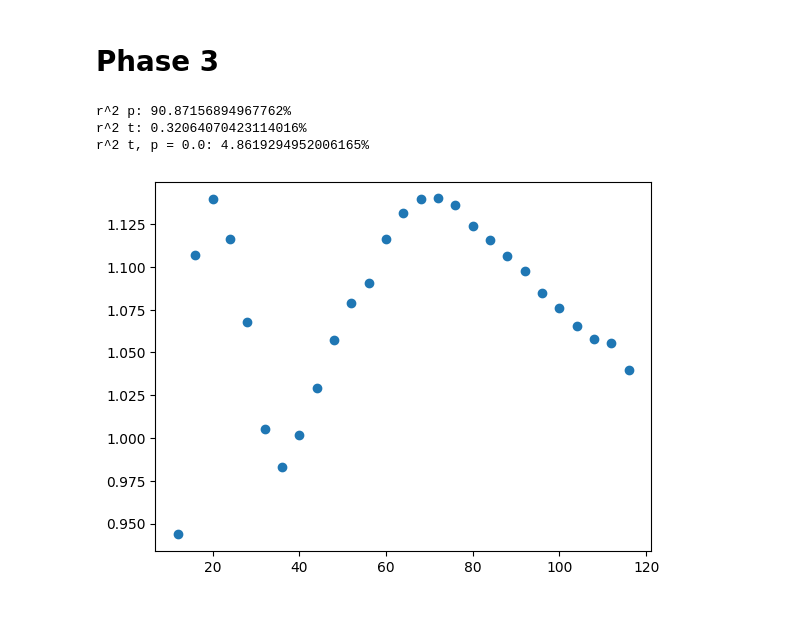
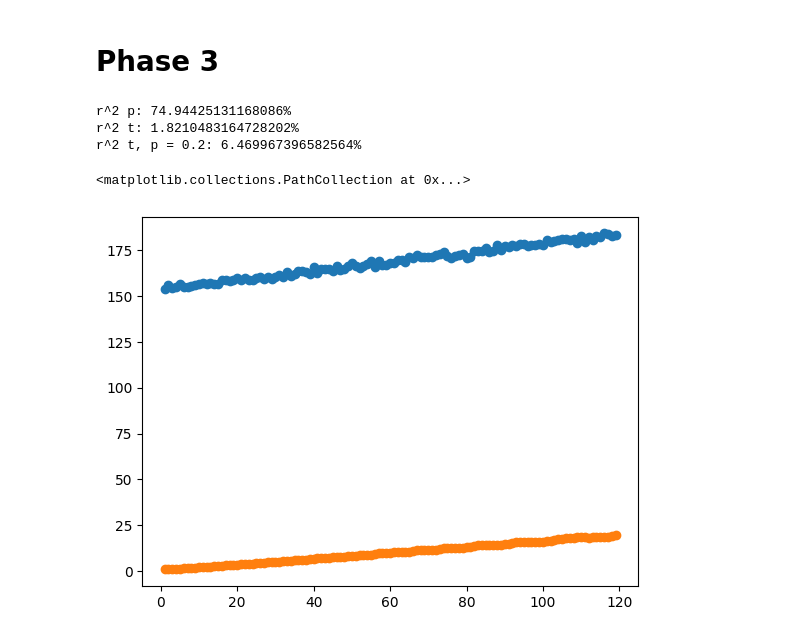
Before and after one commit to theFroodyOne/Physics344Assignment6, a Jupyter notebook: dataAnalysis.ipynb, the cells around one changed output. Saved outputs shown, nothing was run; the diff lists cells and outputs as text; code cells hidden in the pictures.

```diff
--- a/dataAnalysis.ipynb
+++ b/dataAnalysis.ipynb
@@ -73,20 +73,26 @@ r^2 p: 98.73621541050014%
 # %%
 reader = csv.reader(open("./data/phase3/data.csv", "r"))
 next(reader)
 data = [row for row in reader]
-currentp = 0.0
+currentp = 0.2
 p = [float(datum[0]) for datum in data]
 t = [float(datum[1]) for datum in data]
 tp = [float(datum[1]) for datum in data if round(float(datum[0]), 1) == currentp]
 v = [float(datum[2]) for datum in data]
 vp = [float(datum[2]) for datum in data if round(float(datum[0]), 1) == currentp]
+mqp = [float(datum[3]) for datum in data if round(float(datum[0]), 1) == currentp]
+gqp = [float(datum[4]) for datum in data if round(float(datum[0]), 1) == currentp]
+aqp = [float(datum[5]) for datum in data if round(float(datum[0]), 1) == currentp]
 print("r^2 p: " + str(np.corrcoef(v, p)[0][1]**2*100) + "%")
 print("r^2 t: " + str(np.corrcoef(v, t)[0][1]**2*100) + "%")
 print("r^2 t, p = " + str(currentp) + ": " + str(np.corrcoef(vp, tp)[0][1]**2*100) + "%")
-plt.scatter(tp, vp)
-plt.savefig("./data/phase3/v_vs_t_p=" + str(currentp) + ".png")
+#plt.scatter(tp, vp)
+plt.scatter(tp, mqp)
+plt.scatter(tp, gqp)
+#plt.savefig("./data/phase3/v_vs_t_p=" + str(currentp) + ".png")
 # %% [output]
-r^2 p: 90.87156894967762%
-r^2 t: 0.32064070423114016%
-r^2 t, p = 0.0: 4.8619294952006165%
+r^2 p: 74.94425131168086%
+r^2 t: 1.8210483164728202%
+r^2 t, p = 0.2: 6.469967396582564%
+<matplotlib.collections.PathCollection at 0x...>
-[figure, old version]
+[figure, new version]
```
Also changed, not shown: 8 other files.
